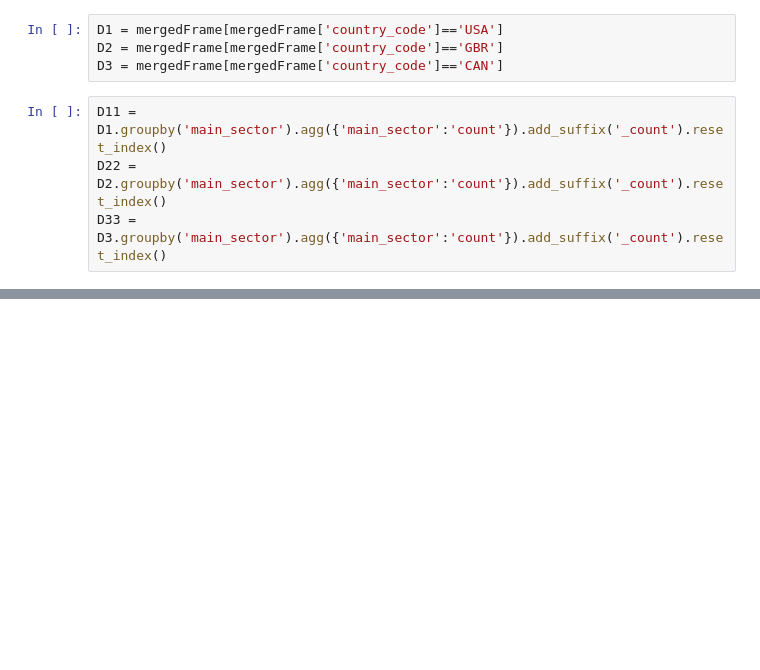
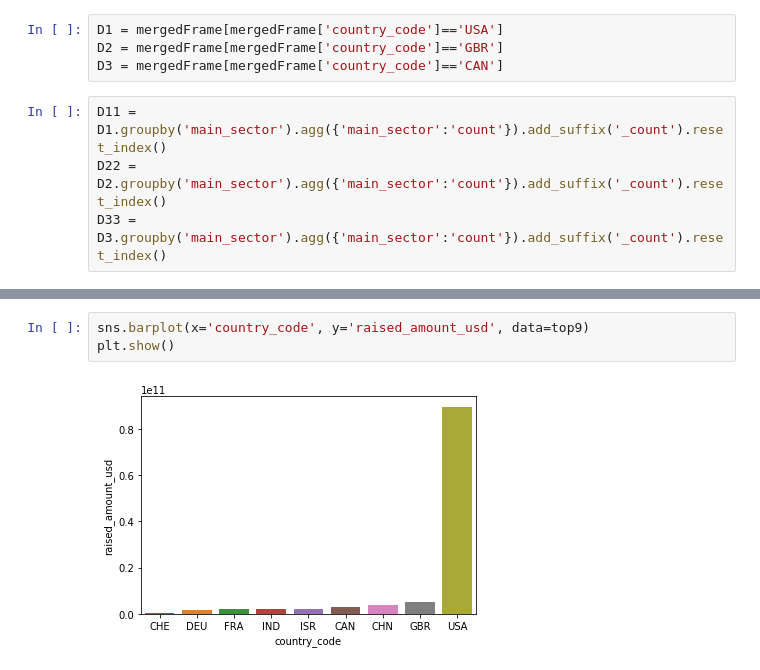
Before and after one commit to Nav33nn/investmentAnalysis, a Jupyter notebook: InvestmentAnalysis/investmentAnalysis_assignment.ipynb, the cells around one changed output, grey strips where cells are left out. Drawn from its saved outputs; the diff is of its cells as text; blank space fills up the shorter version.

```diff
--- a/InvestmentAnalysis/investmentAnalysis_assignment.ipynb
+++ b/InvestmentAnalysis/investmentAnalysis_assignment.ipynb
@@ -485,0 +834,5 @@ D1
+# %%
+sns.barplot(x='country_code', y='raised_amount_usd', data=top9)
+plt.show()
+# %% [output]
+[figure, added]
```
Also changed, not shown: parts of 47 cells of this notebook, 5 other files.
